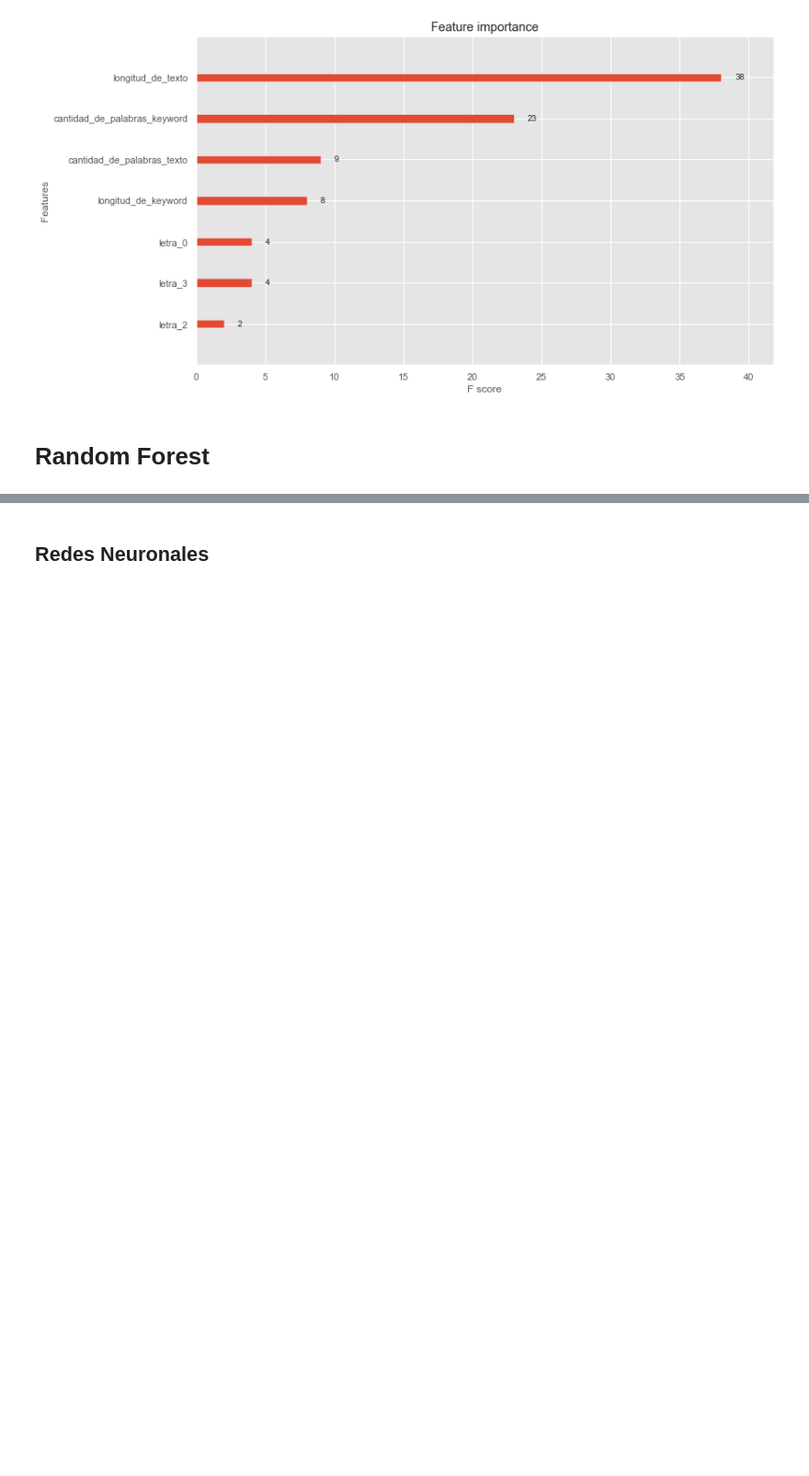
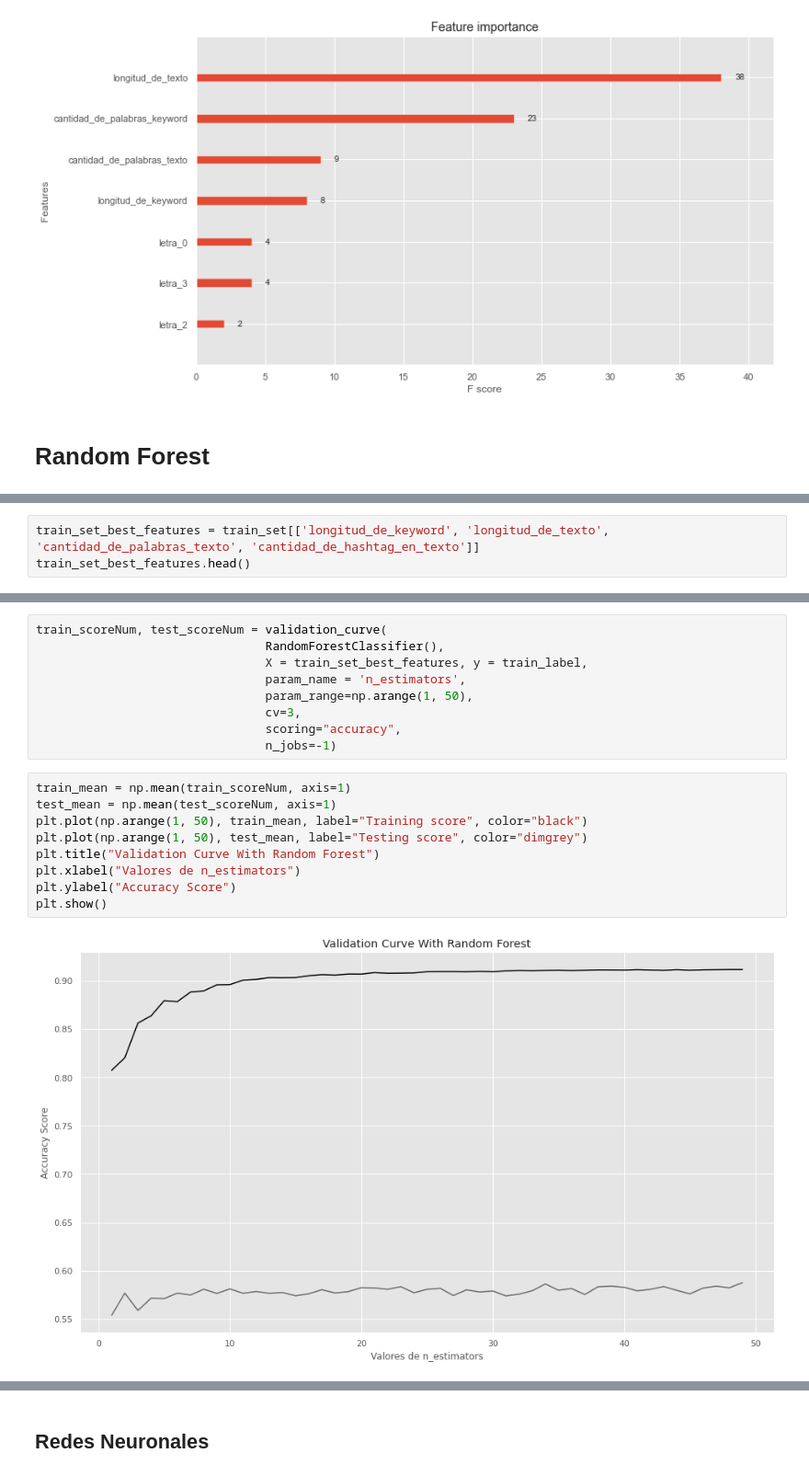
Before and after one commit to GIBelletti/TP2-7506-Datos, a Jupyter notebook: TP2(colab).ipynb, the cells around one changed output, grey strips where cells are left out. Shown at 92% size. Cells and saved outputs as stored; diff of their text form; blank space fills up the shorter version.

```diff
--- a/TP2(colab).ipynb
+++ b/TP2(colab).ipynb
@@ -744,0 +735,3 @@ xgb.plot_importance(xg_reg)
+# %%
+train_set_best_features = train_set[['longitud_de_keyword', 'longitud_de_texto', 'cantidad_de_palabras_texto', 'cantidad_de_hashtag_en_texto']]
+train_set_best_features.head()
@@ -744,0 +746,20 @@ xgb.plot_importance(xg_reg)
+# %%
+train_scoreNum, test_scoreNum = validation_curve(
+                                RandomForestClassifier(),
+                                X = train_set_best_features, y = train_label,
+                                param_name = 'n_estimators',
+                                param_range=np.arange(1, 50),
+                                cv=3,
+                                scoring="accuracy",
+                                n_jobs=-1)
+# %%
+train_mean = np.mean(train_scoreNum, axis=1)
+test_mean = np.mean(test_scoreNum, axis=1)
+plt.plot(np.arange(1, 50), train_mean, label="Training score", color="black")
+plt.plot(np.arange(1, 50), test_mean, label="Testing score", color="dimgrey")
+plt.title("Validation Curve With Random Forest")
+plt.xlabel("Valores de n_estimators")
+plt.ylabel("Accuracy Score")
+plt.show()
+# %% [output]
+[figure, added]
```
Also changed, not shown: parts of 24 cells of this notebook.
